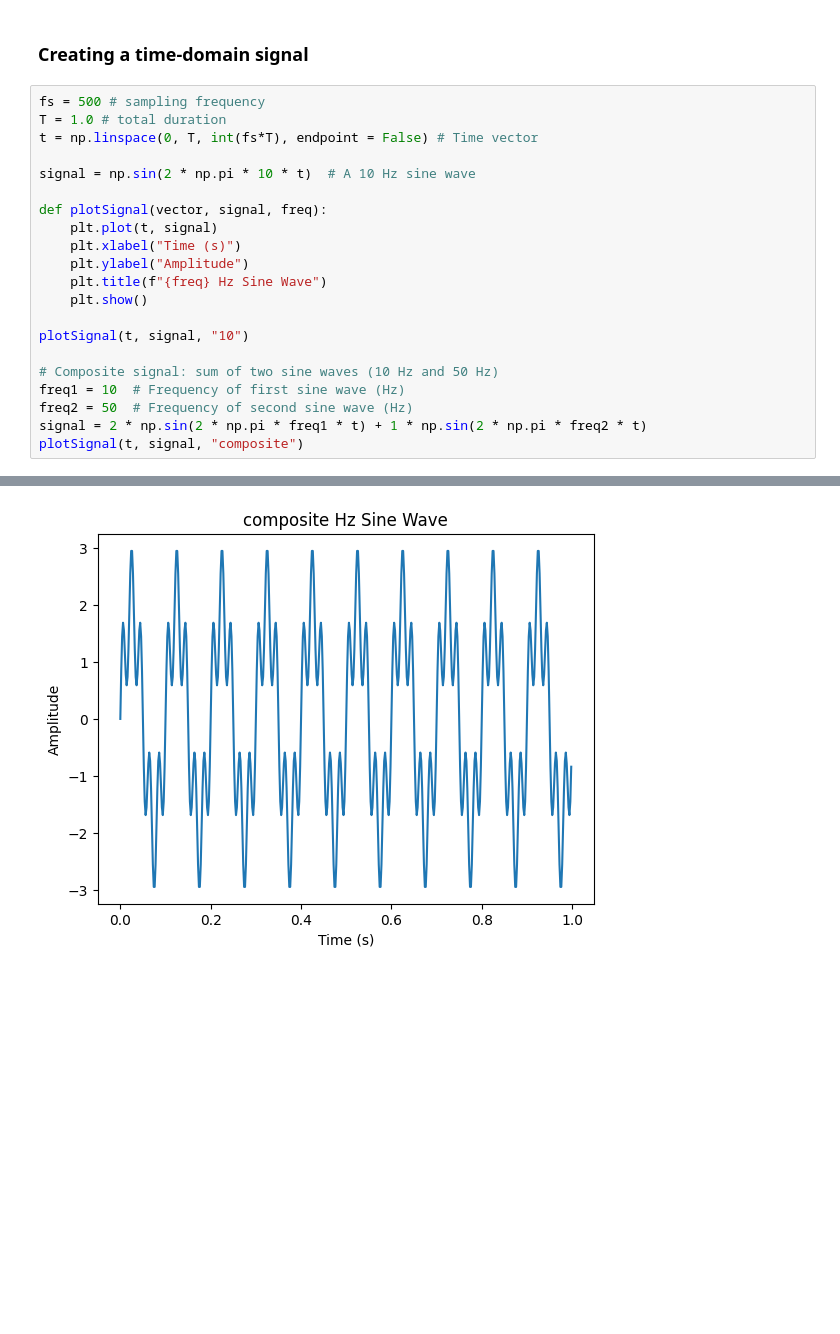
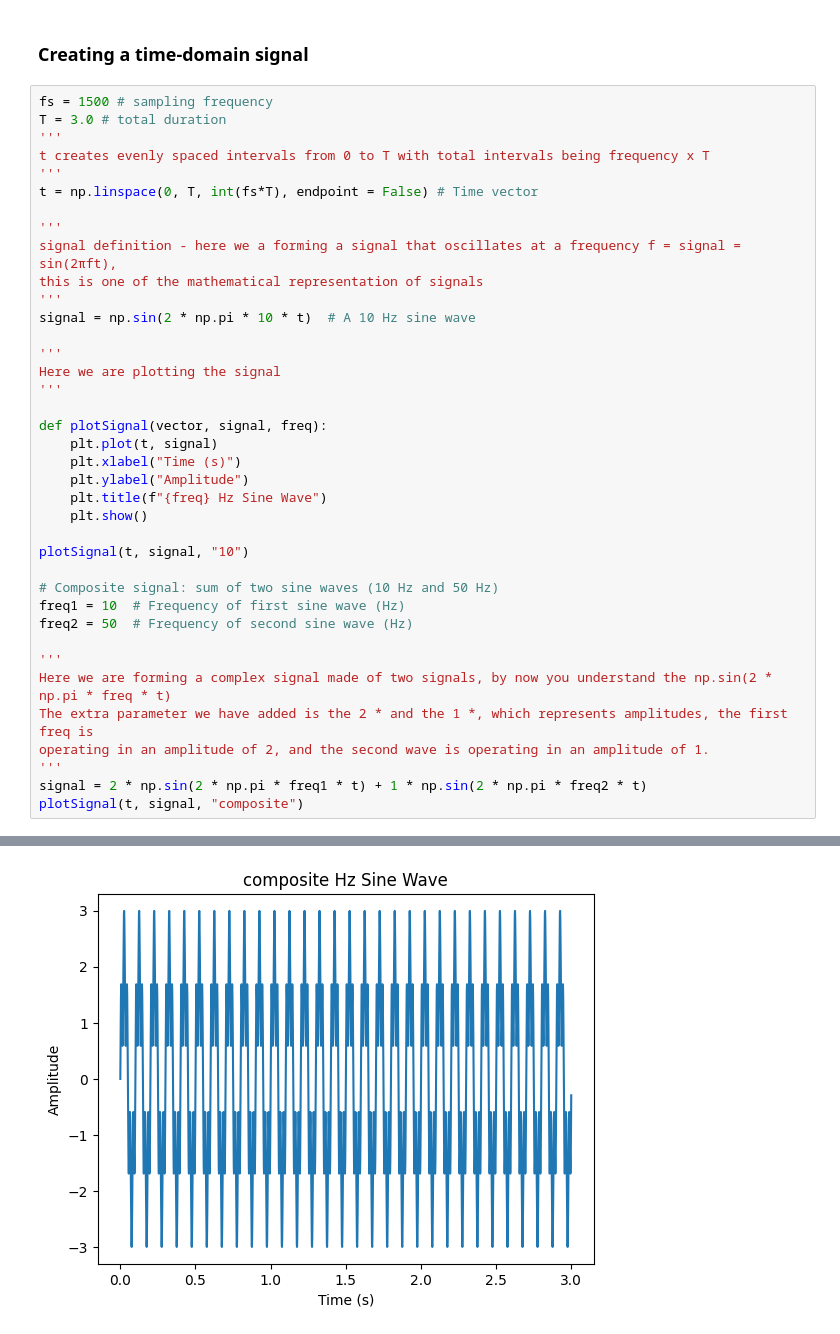
Before and after one commit to kkipngenokoech/signal-processing, a Jupyter notebook: Fourier Analysis.ipynb, the cells around one changed output, grey strips where cells are left out. Cells and saved outputs as stored; diff of their text form; blank space fills up the shorter version.

Commit message:
Kaggle Notebook | Signal Processing | Version 1

```diff
--- a/Fourier Analysis.ipynb
+++ b/Fourier Analysis.ipynb
@@ -8,11 +8,22 @@ import matplotlib.pyplot as plt
 # %% [markdown]
 ### Creating a time-domain signal
 # %%
-fs = 500 # sampling frequency
-T = 1.0 # total duration
+fs = 1500 # sampling frequency
+T = 3.0 # total duration
+'''
+t creates evenly spaced intervals from 0 to T with total intervals being frequency x T
+'''
 t = np.linspace(0, T, int(fs*T), endpoint = False) # Time vector
 
+'''
+signal definition - here we a forming a signal that oscillates at a frequency f = signal = sin(2πft),
+this is one of the mathematical representation of signals
+'''
 signal = np.sin(2 * np.pi * 10 * t)  # A 10 Hz sine wave
+
+'''
+Here we are plotting the signal
+'''
 
 def plotSignal(vector, signal, freq):
     plt.plot(t, signal)
@@ -26,6 +37,12 @@ plotSignal(t, signal, "10")
 # Composite signal: sum of two sine waves (10 Hz and 50 Hz)
 freq1 = 10  # Frequency of first sine wave (Hz)
 freq2 = 50  # Frequency of second sine wave (Hz)
+
+'''
+Here we are forming a complex signal made of two signals, by now you understand the np.sin(2 * np.pi * freq * t)
+The extra parameter we have added is the 2 * and the 1 *, which represents amplitudes, the first freq is
+operating in an amplitude of 2, and the second wave is operating in an amplitude of 1.
+'''
 signal = 2 * np.sin(2 * np.pi * freq1 * t) + 1 * np.sin(2 * np.pi * freq2 * t)
 plotSignal(t, signal, "composite")
 # %% [output]
@@ -33 +50 @@ plotSignal(t, signal, "composite")
-[figure, old version]
+[figure, new version]
```
Also changed, not shown: parts of 3 cells of this notebook.
